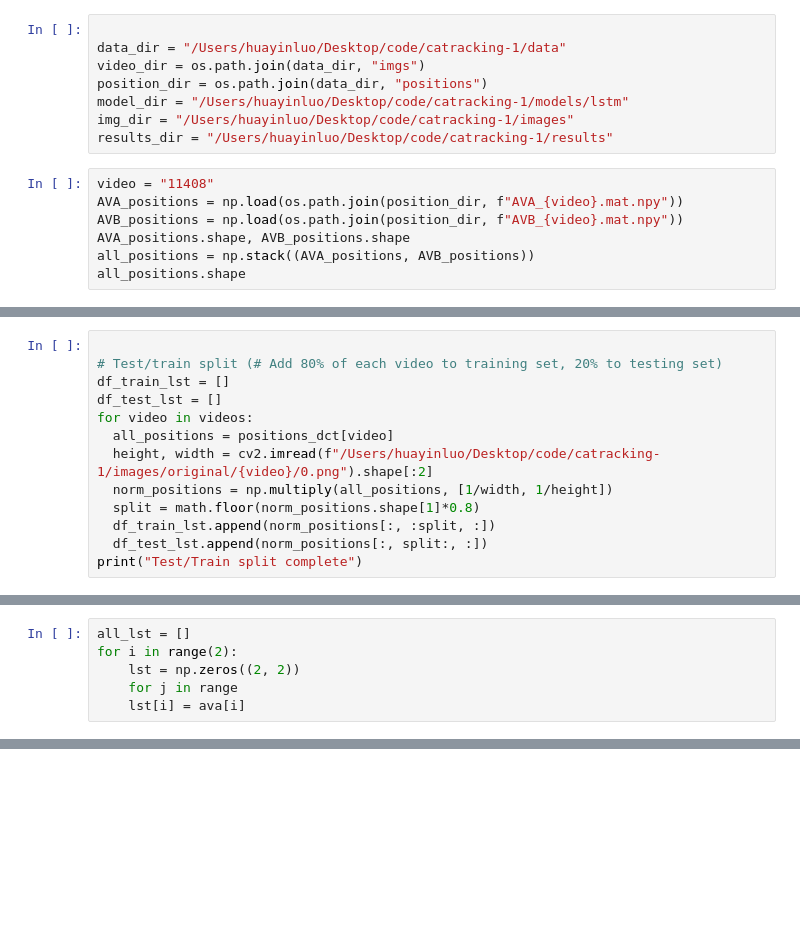
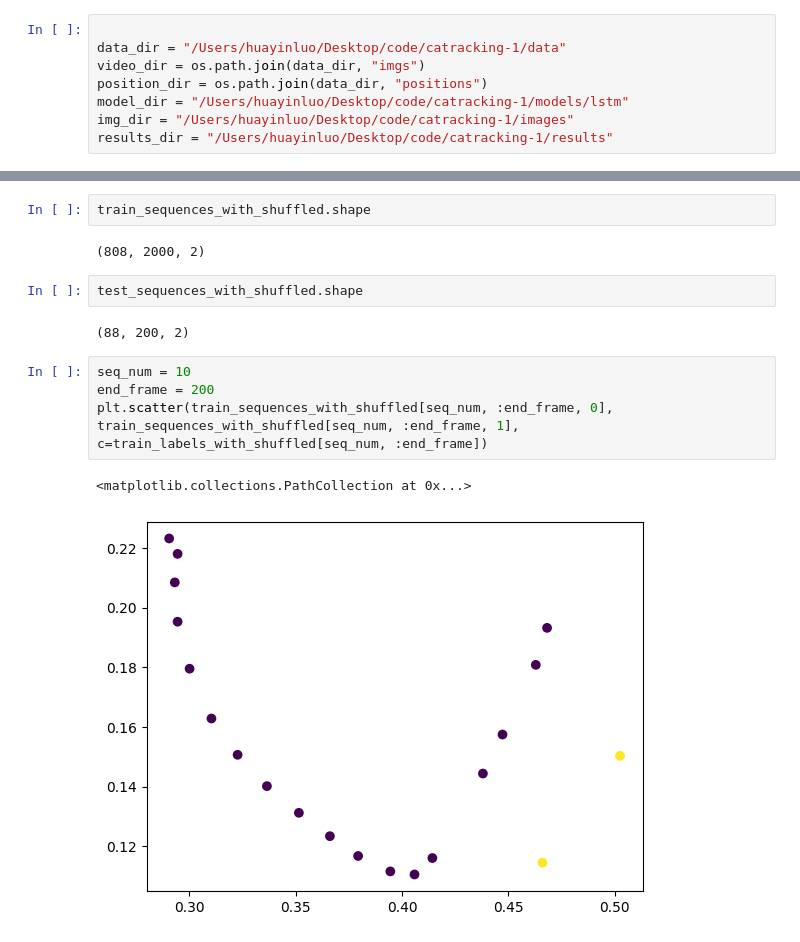
Before and after one commit to Hclover2003/catracking, a Jupyter notebook: lstm_classify.ipynb, the cells around one changed output, grey strips where cells are left out. Drawn from its saved outputs; the diff is of its cells as text; blank space fills up the shorter version.

```diff
--- a/lstm_classify.ipynb
+++ b/lstm_classify.ipynb
@@ -81,10 +300,3 @@ position_dir = os.path.join(data_dir, "positions")
 model_dir = "/Users/huayinluo/Desktop/code/catracking-1/models/lstm"
 img_dir = "/Users/huayinluo/Desktop/code/catracking-1/images"
 results_dir = "/Users/huayinluo/Desktop/code/catracking-1/results"
-# %%
-video = "11408"
-AVA_positions = np.load(os.path.join(position_dir, f"AVA_{video}.mat.npy"))
-AVB_positions = np.load(os.path.join(position_dir, f"AVB_{video}.mat.npy"))
-AVA_positions.shape, AVB_positions.shape
-all_positions = np.stack((AVA_positions, AVB_positions))
-all_positions.shape
@@ -131,13 +302,0 @@ Finished loading images and positions: 7 videos, 4 positions
-# %%
-
-# Test/train split (# Add 80% of each video to training set, 20% to testing set)
-df_train_lst = []
-df_test_lst = []
-for video in videos:
-  all_positions = positions_dct[video]
-  height, width = cv2.imread(f"/Users/huayinluo/Desktop/code/catracking-1/images/original/{video}/0.png").shape[:2]
-  norm_positions = np.multiply(all_positions, [1/width, 1/height])
-  split = math.floor(norm_positions.shape[1]*0.8)
-  df_train_lst.append(norm_positions[:, :split, :])
-  df_test_lst.append(norm_positions[:, split:, :])
-print("Test/Train split complete")
@@ -184,6 +302,0 @@ print(lst)
-# %%
-all_lst = []
-for i in range(2):
-    lst = np.zeros((2, 2))
-    for j in range
-    lst[i] = ava[i]
@@ -196,0 +416,15 @@ array([[0.31034483, 0.1911157 ],
+# %%
+train_sequences_with_shuffled.shape
+# %% [output]
+(808, 2000, 2)
+# %%
+test_sequences_with_shuffled.shape
+# %% [output]
+(88, 200, 2)
+# %%
+seq_num = 10
+end_frame = 200
+plt.scatter(train_sequences_with_shuffled[seq_num, :end_frame, 0], train_sequences_with_shuffled[seq_num, :end_frame, 1], c=train_labels_with_shuffled[seq_num, :end_frame])
+# %% [output]
+<matplotlib.collections.PathCollection at 0x...>
+[figure, added]
```
Also changed, not shown: parts of 18 cells of this notebook, 2 other files.
